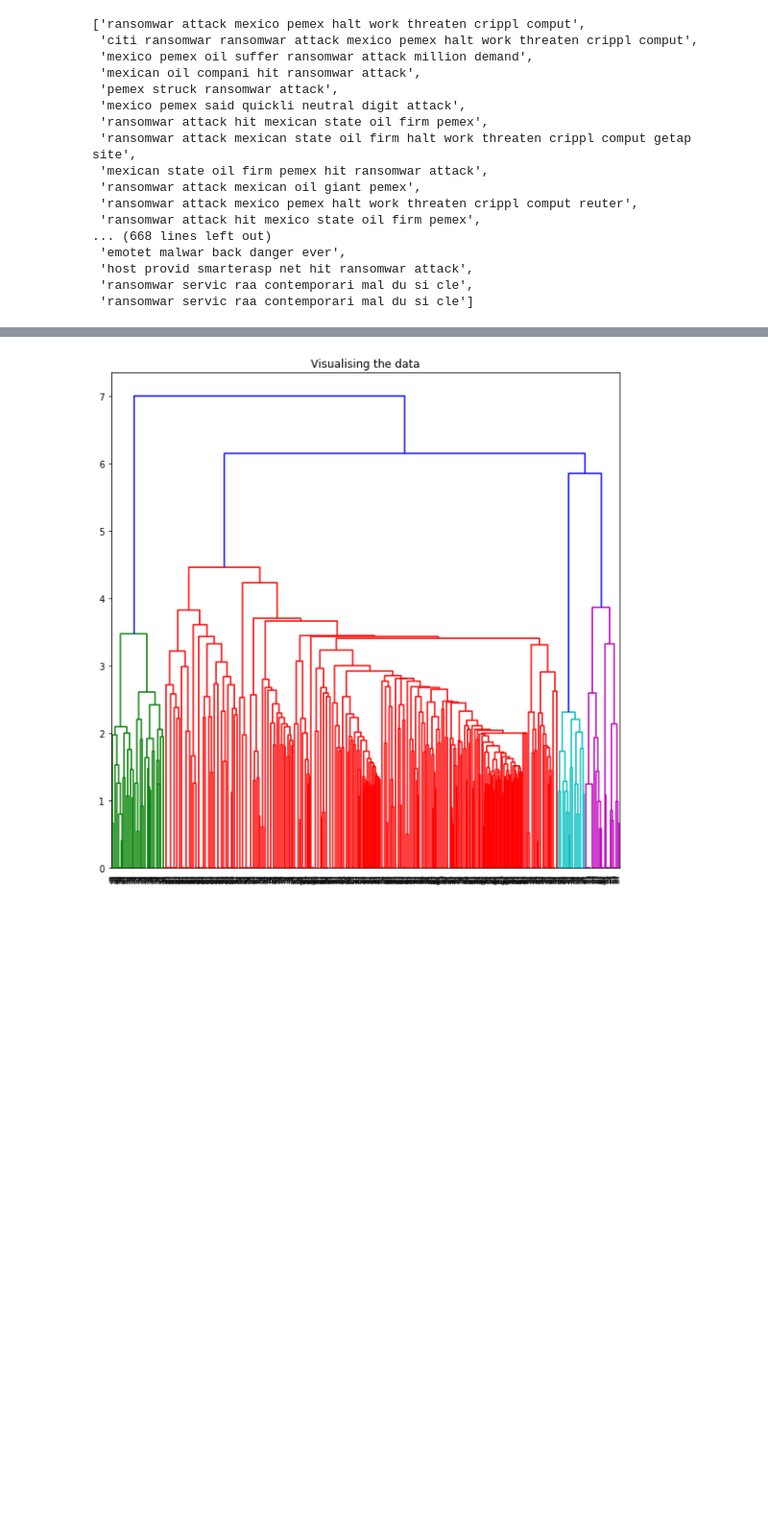
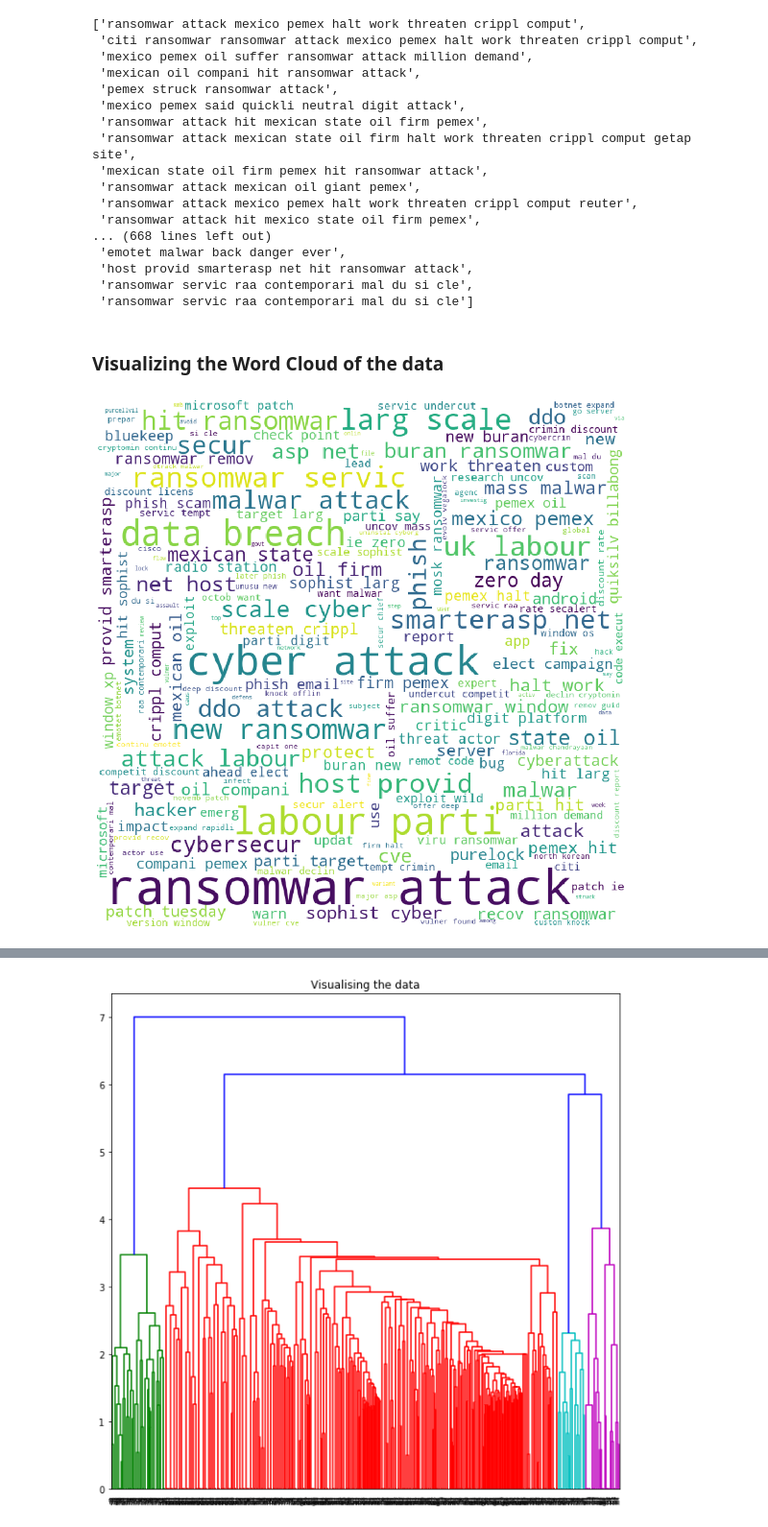
Before and after one commit to sourishsarmah/text_clustering, a Jupyter notebook: Text Clustering.ipynb, the cells around one changed output, grey strips where cells are left out. Shown: that part at 96% size. Saved outputs shown, nothing was run; the diff lists cells and outputs as text; code cells hidden in the pictures; blank space fills up the shorter version.

```diff
--- a/Text Clustering.ipynb
+++ b/Text Clustering.ipynb
@@ -86,3 +105,22 @@ X_clean
  'host provid smarterasp net hit ransomwar attack',
  'ransomwar servic raa contemporari mal du si cle',
  'ransomwar servic raa contemporari mal du si cle']
+# %% [markdown]
+### Visualizing the Word Cloud of the data
+# %%
+from wordcloud import WordCloud
+from matplotlib import pyplot as plt
+%matplotlib inline
+
+wordcloud = WordCloud(width = 800, height = 800,
+                      background_color ='white').generate(' '.join(X_clean))
+
+# plot the WordCloud image
+plt.figure(figsize = (12, 12), facecolor = None)
+plt.imshow(wordcloud)
+plt.axis("off")
+plt.tight_layout(pad = 0)
+
+plt.show()
+# %% [output]
+[figure, added]
```
Also changed, not shown: parts of 21 cells of this notebook, 1 other file.
